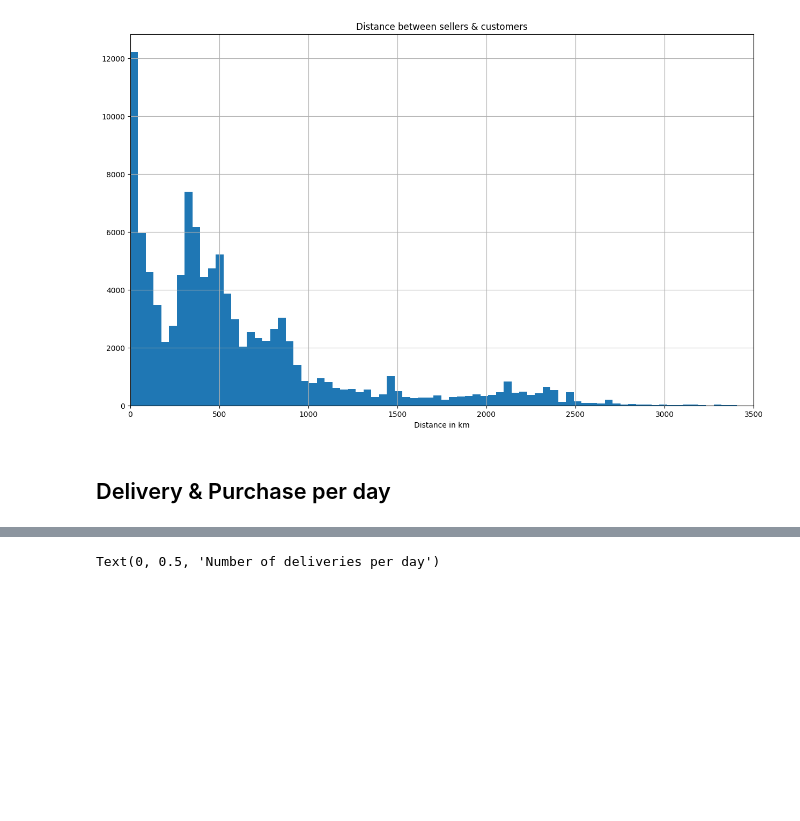
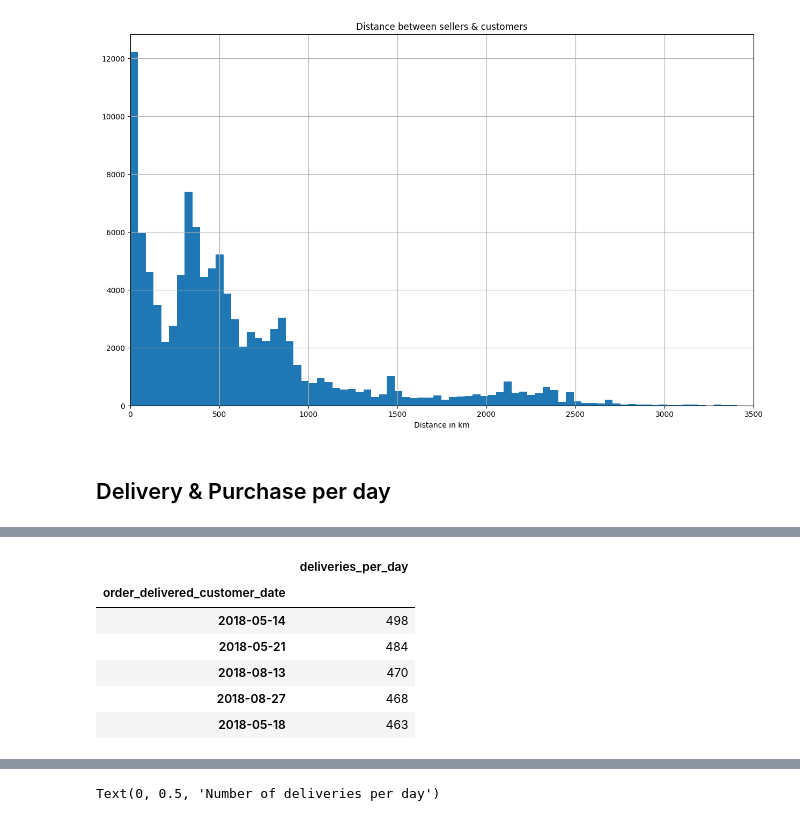
Before and after one commit to Ksyu22/olist_ecommerce, a Jupyter notebook: olist_ecommerce/notebooks/eda_delivery_prediction.ipynb, the cells around one changed output, grey strips where cells are left out. Cells and saved outputs as stored; diff of their text form; code cells hidden in the pictures; blank space fills up the shorter version.

```diff
--- a/olist_ecommerce/notebooks/eda_delivery_prediction.ipynb
+++ b/olist_ecommerce/notebooks/eda_delivery_prediction.ipynb
@@ -683,0 +698,10 @@ daily_order = pd.DataFrame(df['order_purchase_timestamp'].groupby([df['order_pur
+# %%
+daily_delivery.sort_values(by='deliveries_per_day', ascending=False).head()
+# %% [output]
+|  | deliveries_per_day |
+| order_delivered_customer_date |  |
+| 2018-05-14 | 498 |
+| 2018-05-21 | 484 |
+| 2018-08-13 | 470 |
+| 2018-08-27 | 468 |
+| 2018-05-18 | 463 |
```
Also changed, not shown: parts of 7 cells of this notebook.
